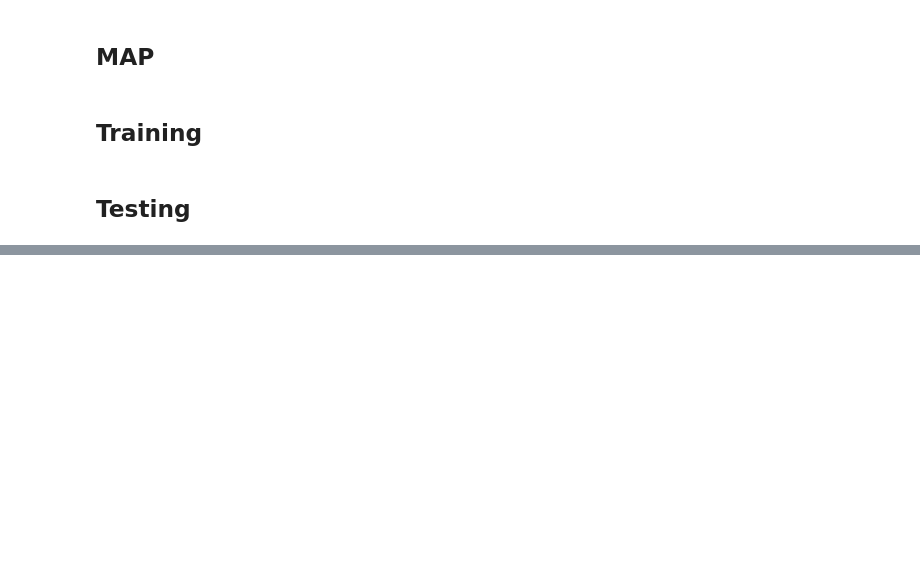
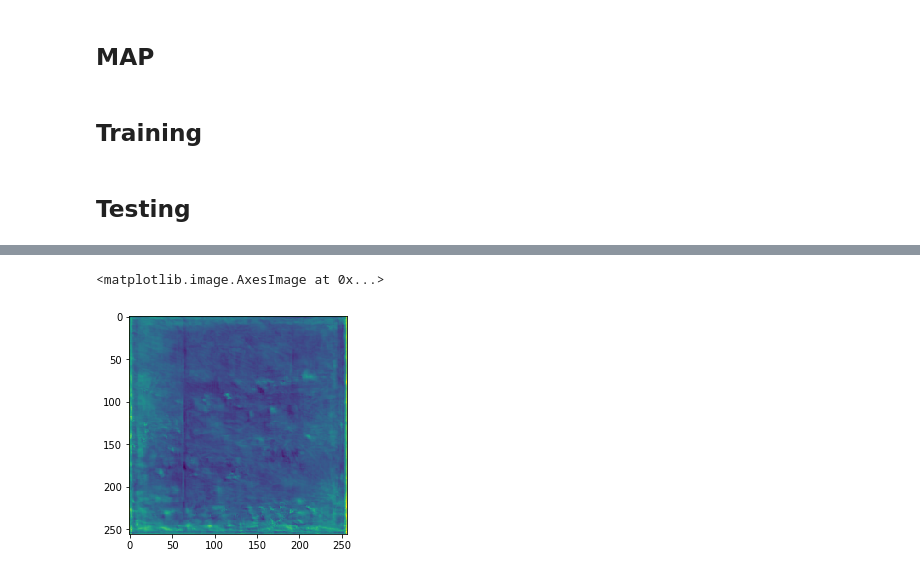
Before and after one commit to comojin1994/Deep_Learning_Study, a Jupyter notebook: Kaggle/Global_Wheat_Detection/Tutorial.ipynb, the cells around one changed output, grey strips where cells are left out. Saved outputs shown, nothing was run; the diff lists cells and outputs as text; code cells hidden in the pictures; blank space fills up the shorter version.

```diff
--- a/Kaggle/Global_Wheat_Detection/Tutorial.ipynb
+++ b/Kaggle/Global_Wheat_Detection/Tutorial.ipynb
@@ -525,0 +767,5 @@ def add_decoder(model, k=125, output_stride=4):
+# %%
+plt.imshow(regr[0][:,:,1])
+# %% [output]
+<matplotlib.image.AxesImage at 0x...>
+[figure, added]
```
Also changed, not shown: parts of 15 cells of this notebook.
